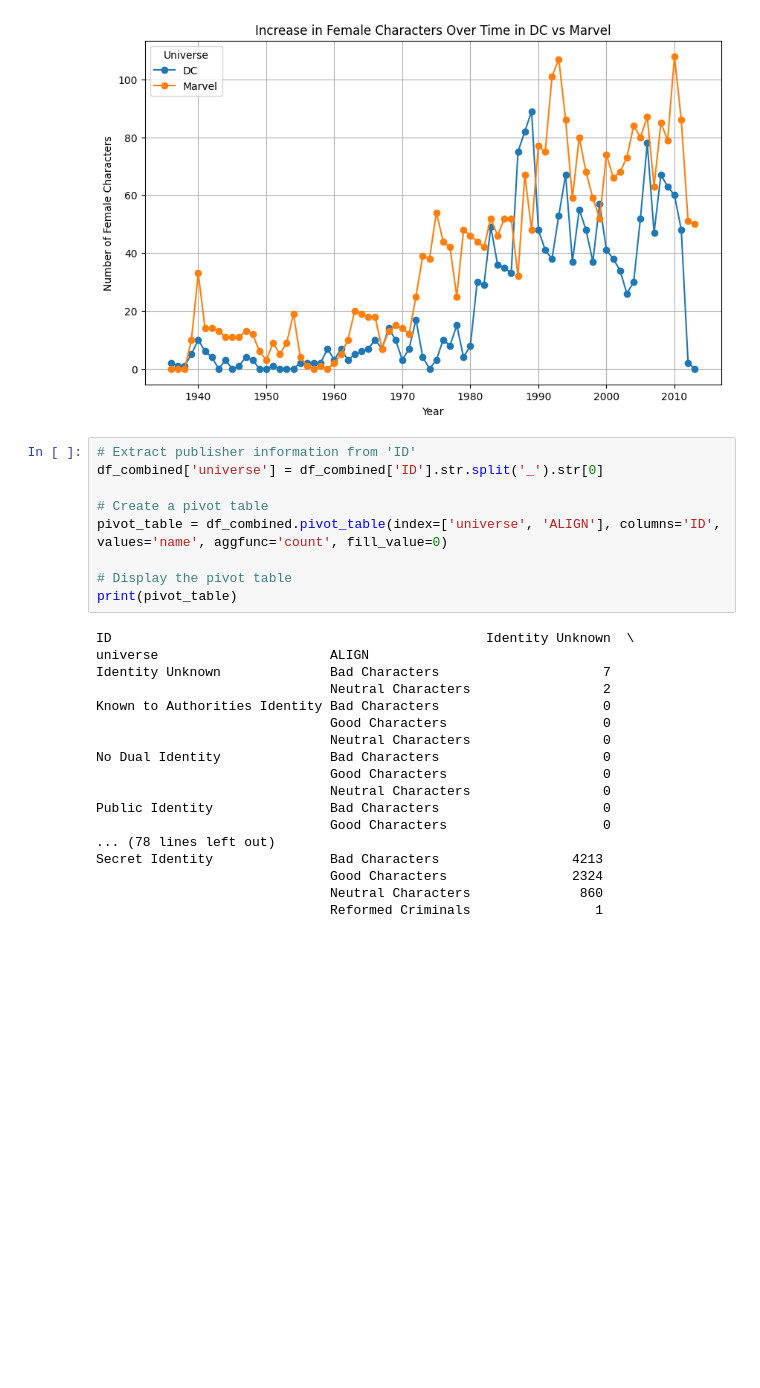
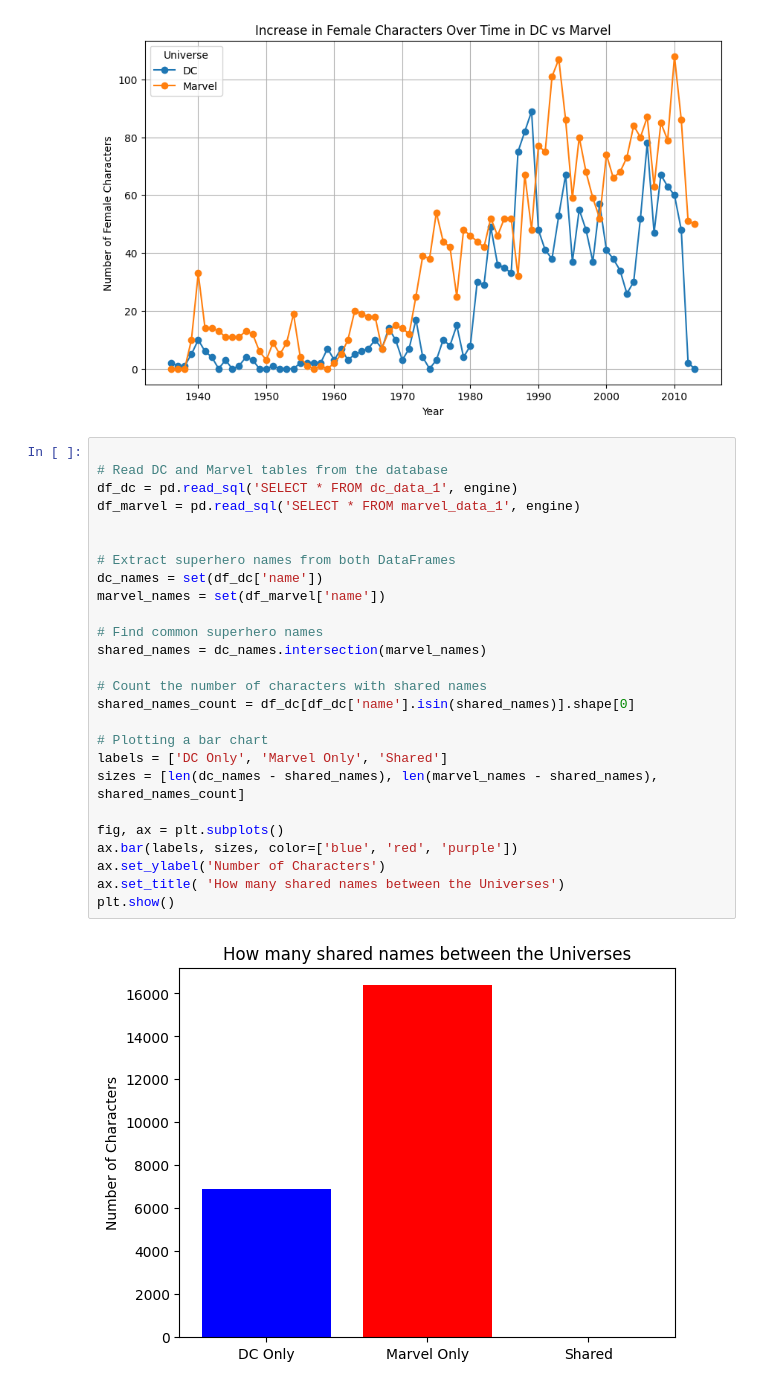
Before and after one commit to Kejbrown/SuperheroUniverseAnaylsis, a Jupyter notebook: Data Project 2023.ipynb, the cells around one changed output. Drawn from its saved outputs; the diff is of its cells as text; blank space fills up the shorter version.

Commit message:
Updated graph

```diff
--- a/Data Project 2023.ipynb
+++ b/Data Project 2023.ipynb
@@ -207,30 +211,31 @@ plt.grid(True)
 plt.show()
 # %% [output]
 [figure]
-# %%
-# Extract publisher information from 'ID'
-df_combined['universe'] = df_combined['ID'].str.split('_').str[0]
-
-# Create a pivot table
-pivot_table = df_combined.pivot_table(index=['universe', 'ALIGN'], columns='ID', values='name', aggfunc='count', fill_value=0)
-
-# Display the pivot table
-print(pivot_table)
-# %% [output]
-ID                                                Identity Unknown  \
-universe                      ALIGN
-Identity Unknown              Bad Characters                     7
-                              Neutral Characters                 2
-Known to Authorities Identity Bad Characters                     0
-                              Good Characters                    0
-                              Neutral Characters                 0
-No Dual Identity              Bad Characters                     0
-                              Good Characters                    0
-                              Neutral Characters                 0
-Public Identity               Bad Characters                     0
-                              Good Characters                    0
-... (78 lines left out)
-Secret Identity               Bad Characters                 4213
-                              Good Characters                2324
-                              Neutral Characters              860
-                              Reformed Criminals                1
+# %%
+
+# Read DC and Marvel tables from the database
+df_dc = pd.read_sql('SELECT * FROM dc_data_1', engine)
+df_marvel = pd.read_sql('SELECT * FROM marvel_data_1', engine)
+
+
+# Extract superhero names from both DataFrames
+dc_names = set(df_dc['name'])
+marvel_names = set(df_marvel['name'])
+
+# Find common superhero names
+shared_names = dc_names.intersection(marvel_names)
+
+# Count the number of characters with shared names
+shared_names_count = df_dc[df_dc['name'].isin(shared_names)].shape[0]
+
+# Plotting a bar chart
+labels = ['DC Only', 'Marvel Only', 'Shared']
+sizes = [len(dc_names - shared_names), len(marvel_names - shared_names), shared_names_count]
+
+fig, ax = plt.subplots()
+ax.bar(labels, sizes, color=['blue', 'red', 'purple'])
+ax.set_ylabel('Number of Characters')
+ax.set_title( 'How many shared names between the Universes')
+plt.show()
+# %% [output]
+[figure, added]
```
Also changed, not shown: parts of 3 cells of this notebook.
